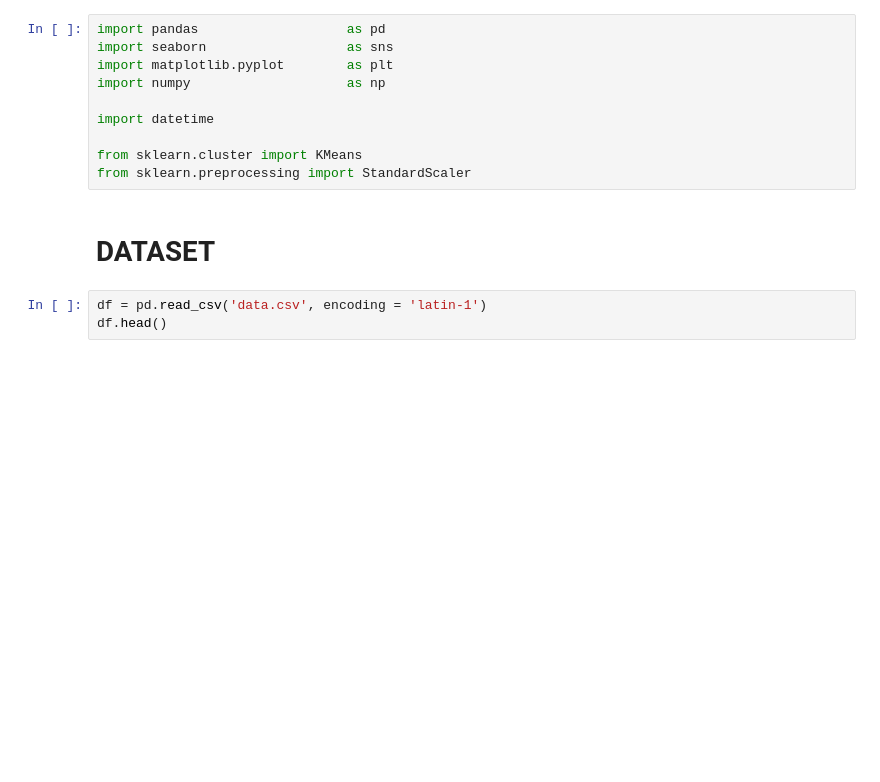
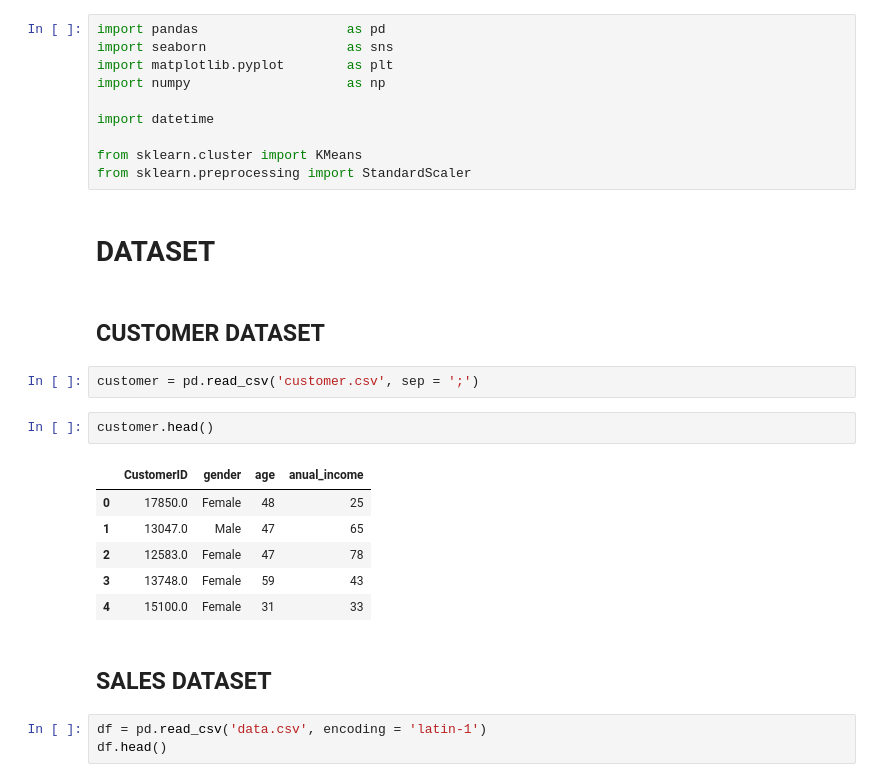
Before and after one commit to daianeklein/customer-segmentation, a Jupyter notebook: customer-segmentation.ipynb, the cells around one changed output. Cells and saved outputs as stored; diff of their text form; blank space fills up the shorter version.

Commit message:
created customer dataset

```diff
--- a/customer-segmentation.ipynb
+++ b/customer-segmentation.ipynb
@@ -53,6 +53,21 @@ from sklearn.cluster import KMeans
 from sklearn.preprocessing import StandardScaler
 # %% [markdown]
 # DATASET
+# %% [markdown]
+## CUSTOMER DATASET
+# %%
+customer = pd.read_csv('customer.csv', sep = ';')
+# %%
+customer.head()
+# %% [output]
+|  | CustomerID | gender | age | anual_income |
+| 0 | 17850.0 | Female | 48 | 25 |
+| 1 | 13047.0 | Male | 47 | 65 |
+| 2 | 12583.0 | Female | 47 | 78 |
+| 3 | 13748.0 | Female | 59 | 43 |
+| 4 | 15100.0 | Female | 31 | 33 |
+# %% [markdown]
+## SALES DATASET
 # %%
 df = pd.read_csv('data.csv', encoding = 'latin-1')
 df.head()
```
Also changed, not shown: parts of 34 cells of this notebook.
